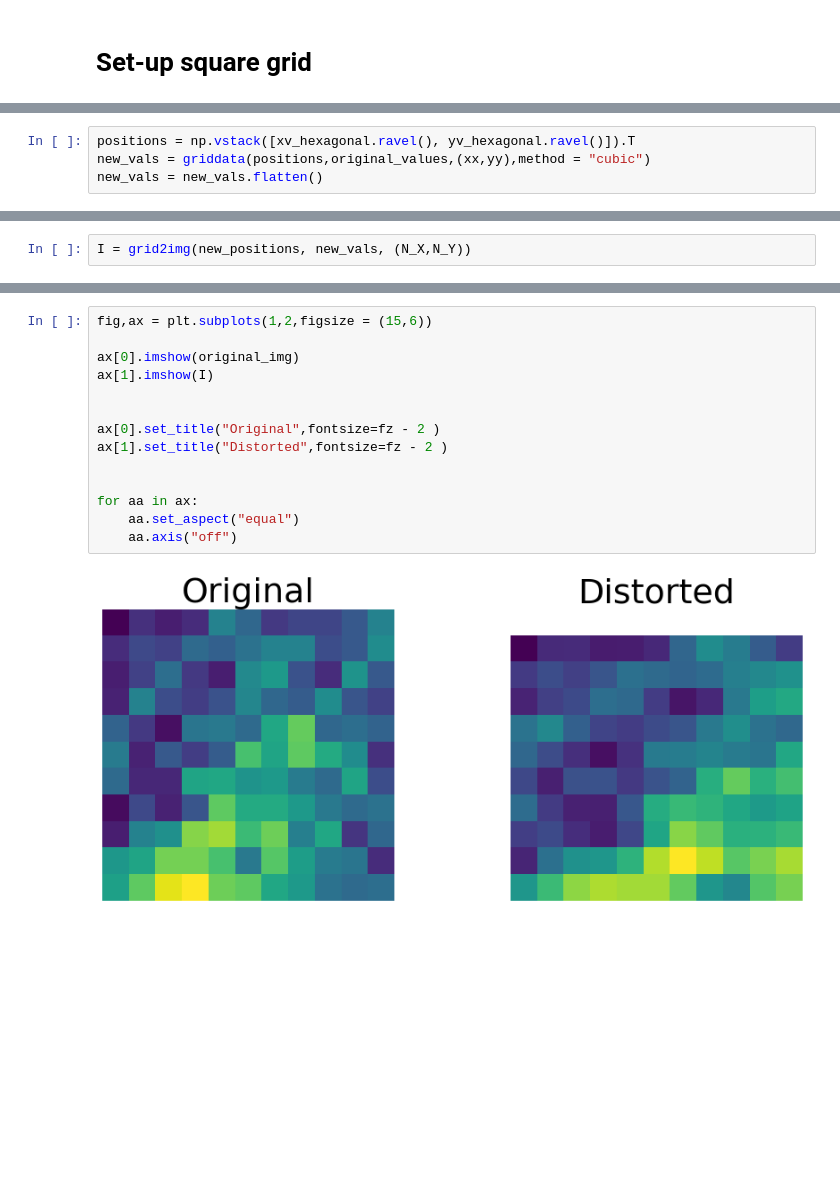
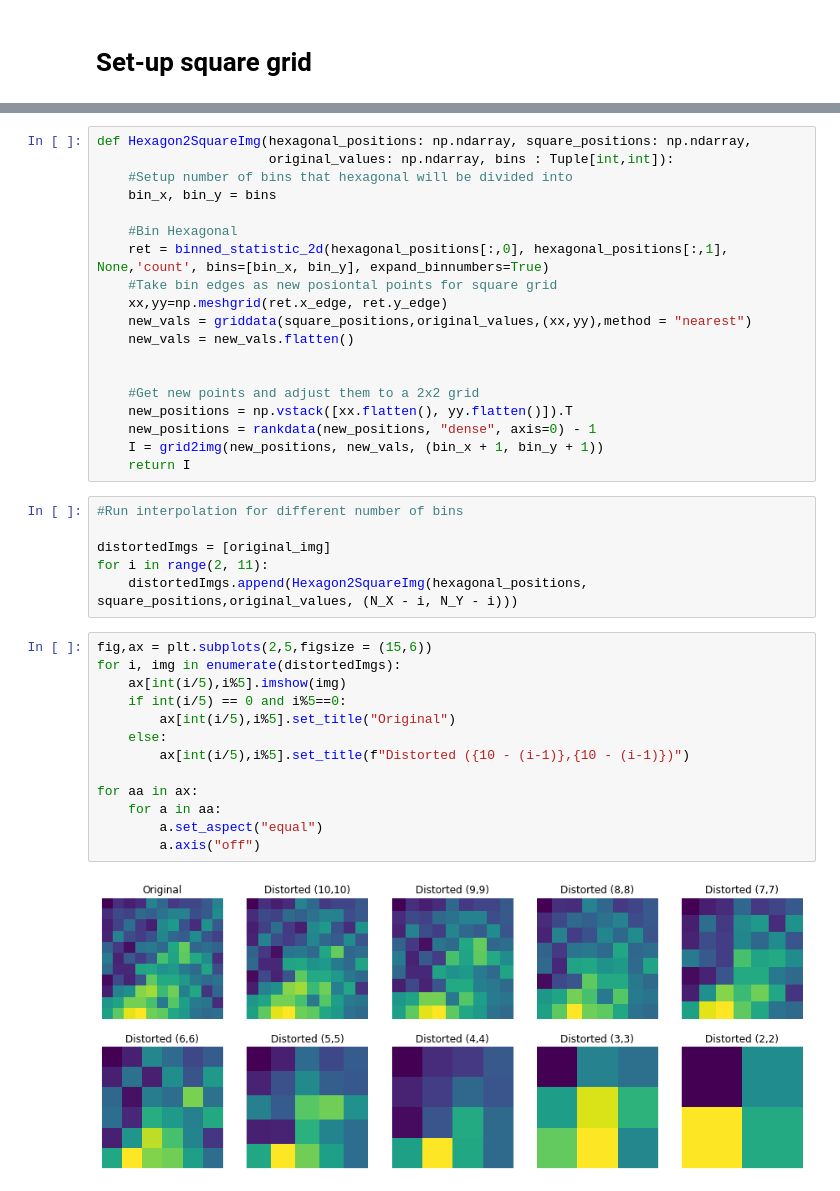
Before and after one commit to ekvall93/landmarkDetection, a Jupyter notebook: Hexagonal2Square.ipynb, the cells around one changed output, grey strips where cells are left out. Cells and saved outputs as stored; diff of their text form; blank space fills up the shorter version.

```diff
--- a/Hexagonal2Square.ipynb
+++ b/Hexagonal2Square.ipynb
@@ -131,4 +105,0 @@ from scipy.interpolate import griddata
-# %%
-positions = np.vstack([xv_hexagonal.ravel(), yv_hexagonal.ravel()]).T
-new_vals = griddata(positions,original_values,(xx,yy),method = "cubic")
-new_vals = new_vals.flatten()
@@ -141,2 +105,0 @@ new_positions[:,0], new_positions[:,1] = new_positions[:,0] - 1, new_positions[:
-# %%
-I = grid2img(new_positions, new_vals, (N_X,N_Y))
@@ -162,16 +106,40 @@ for aa in ax:
-# %%
-fig,ax = plt.subplots(1,2,figsize = (15,6))
-
-ax[0].imshow(original_img)
-ax[1].imshow(I)
-
-
-ax[0].set_title("Original",fontsize=fz - 2 )
-ax[1].set_title("Distorted",fontsize=fz - 2 )
-
-
-for aa in ax:
-    aa.set_aspect("equal")
-    aa.axis("off")
-# %% [output]
-[figure, removed]
+# %%
+def Hexagon2SquareImg(hexagonal_positions: np.ndarray, square_positions: np.ndarray,
+                      original_values: np.ndarray, bins : Tuple[int,int]):
+    #Setup number of bins that hexagonal will be divided into
+    bin_x, bin_y = bins
+
+    #Bin Hexagonal
+    ret = binned_statistic_2d(hexagonal_positions[:,0], hexagonal_positions[:,1], None,'count', bins=[bin_x, bin_y], expand_binnumbers=True)
+    #Take bin edges as new posiontal points for square grid
+    xx,yy=np.meshgrid(ret.x_edge, ret.y_edge)
+    new_vals = griddata(square_positions,original_values,(xx,yy),method = "nearest")
+    new_vals = new_vals.flatten()
+
+
+    #Get new points and adjust them to a 2x2 grid
+    new_positions = np.vstack([xx.flatten(), yy.flatten()]).T
+    new_positions = rankdata(new_positions, "dense", axis=0) - 1
+    I = grid2img(new_positions, new_vals, (bin_x + 1, bin_y + 1))
+    return I
+# %%
+#Run interpolation for different number of bins
+
+distortedImgs = [original_img]
+for i in range(2, 11):
+    distortedImgs.append(Hexagon2SquareImg(hexagonal_positions, square_positions,original_values, (N_X - i, N_Y - i)))
+# %%
+fig,ax = plt.subplots(2,5,figsize = (15,6))
+for i, img in enumerate(distortedImgs):
+    ax[int(i/5),i%5].imshow(img)
+    if int(i/5) == 0 and i%5==0:
+        ax[int(i/5),i%5].set_title("Original")
+    else:
+        ax[int(i/5),i%5].set_title(f"Distorted ({10 - (i-1)},{10 - (i-1)})")
+
+for aa in ax:
+    for a in aa:
+        a.set_aspect("equal")
+        a.axis("off")
+# %% [output]
+[figure, added]
```
Also changed, not shown: parts of 17 cells of this notebook, 2 other files.
